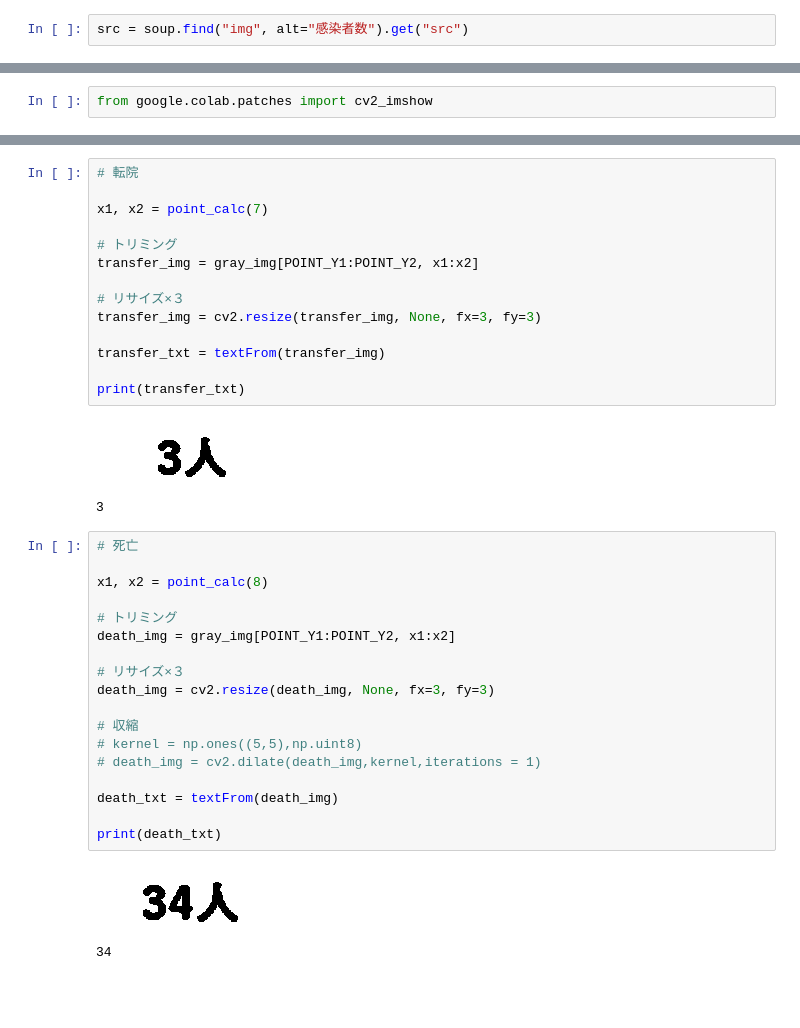
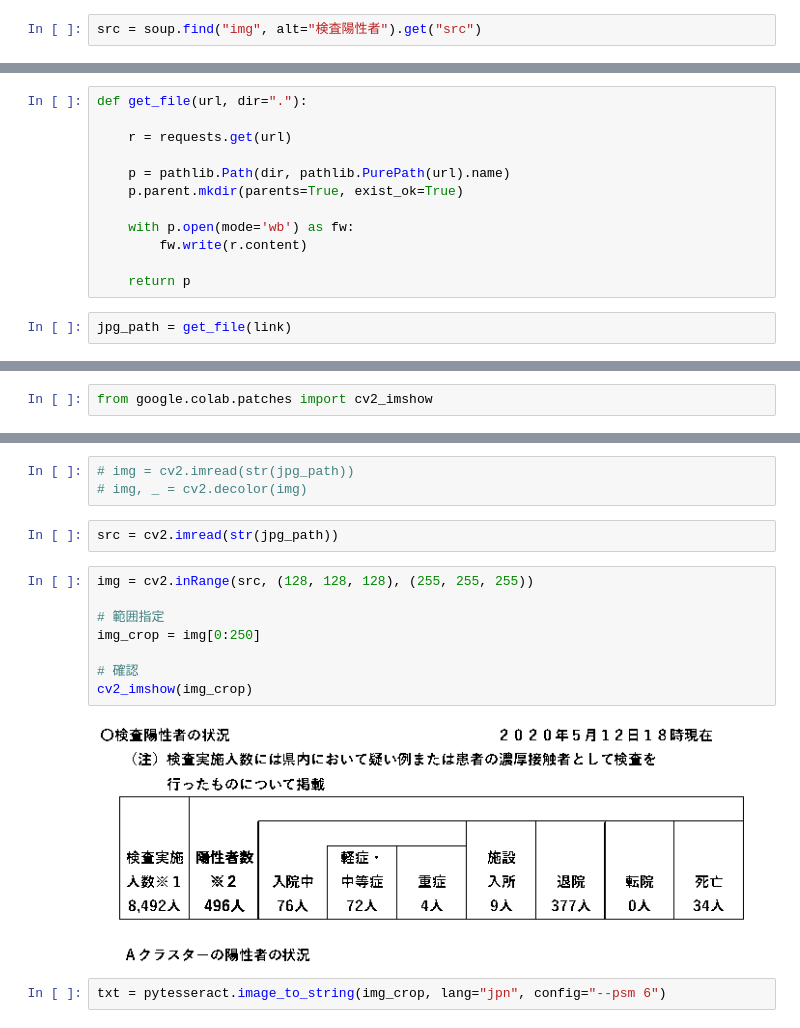
Before and after one commit to imabari/covid19-data, a Jupyter notebook: aichi/aichi_ocr.ipynb, the cells around one changed output, grey strips where cells are left out. Drawn from its saved outputs; the diff is of its cells as text; blank space fills up the shorter version.

```diff
--- a/aichi/aichi_ocr.ipynb
+++ b/aichi/aichi_ocr.ipynb
@@ -151,5 +126,5 @@ r.raise_for_status()
 
 soup = BeautifulSoup(r.content, "html5lib")
 # %%
-src = soup.find("img", alt="感染者数").get("src")
+src = soup.find("img", alt="検査陽性者").get("src")
 # %%
@@ -174,0 +137,14 @@ kansen.jpg          100%[===================>] 376.13K  1.88MB/s    in 0.2s
+# %%
+def get_file(url, dir="."):
+
+    r = requests.get(url)
+
+    p = pathlib.Path(dir, pathlib.PurePath(url).name)
+    p.parent.mkdir(parents=True, exist_ok=True)
+
+    with p.open(mode='wb') as fw:
+        fw.write(r.content)
+
+    return p
+# %%
+jpg_path = get_file(link)
@@ -370,38 +178,17 @@ print(discharge_txt)
-# %%
-# 転院
-
-x1, x2 = point_calc(7)
-
-# トリミング
-transfer_img = gray_img[POINT_Y1:POINT_Y2, x1:x2]
-
-# リサイズ×３
-transfer_img = cv2.resize(transfer_img, None, fx=3, fy=3)
-
-transfer_txt = textFrom(transfer_img)
-
-print(transfer_txt)
-# %% [output]
-[figure, removed]
-3
-# %%
-# 死亡
-
-x1, x2 = point_calc(8)
-
-# トリミング
-death_img = gray_img[POINT_Y1:POINT_Y2, x1:x2]
-
-# リサイズ×３
-death_img = cv2.resize(death_img, None, fx=3, fy=3)
-
-# 収縮
-# kernel = np.ones((5,5),np.uint8)
-# death_img = cv2.dilate(death_img,kernel,iterations = 1)
-
-death_txt = textFrom(death_img)
-
-print(death_txt)
-# %% [output]
-[figure, removed]
-34
+# %%
+# img = cv2.imread(str(jpg_path))
+# img, _ = cv2.decolor(img)
+# %%
+src = cv2.imread(str(jpg_path))
+# %%
+img = cv2.inRange(src, (128, 128, 128), (255, 255, 255))
+
+# 範囲指定
+img_crop = img[0:250]
+
+# 確認
+cv2_imshow(img_crop)
+# %% [output]
+[figure, added]
+# %%
+txt = pytesseract.image_to_string(img_crop, lang="jpn", config="--psm 6")
```
Also changed, not shown: parts of 38 cells of this notebook.
